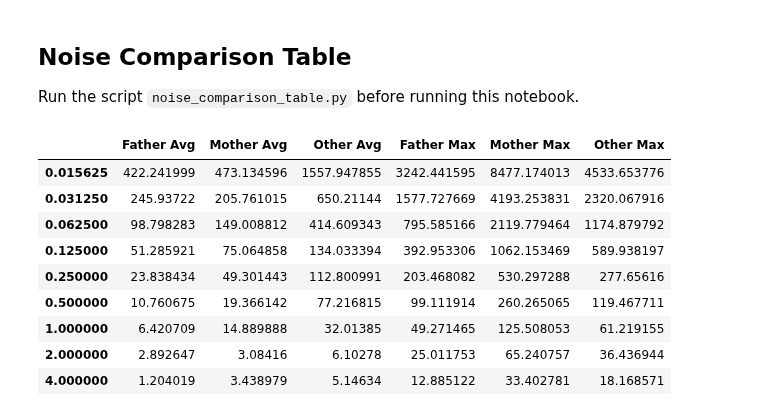
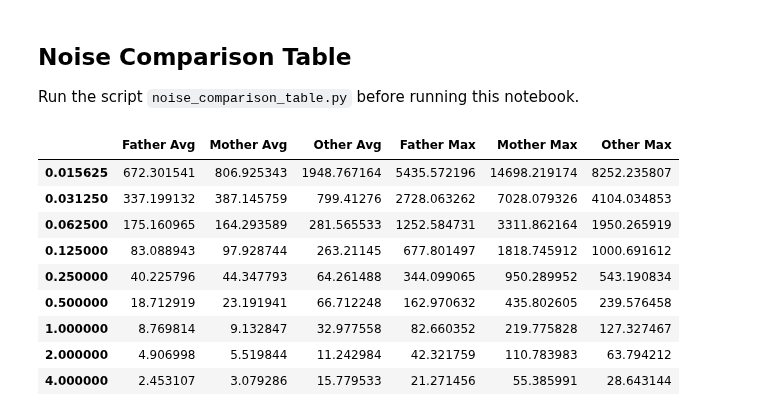
Before and after one commit to michaelnoguera/pacdb, a Jupyter notebook: noise_comparison_table.ipynb, the cells around one changed output. Saved outputs shown, nothing was run; the diff lists cells and outputs as text; code cells hidden in the pictures.

```diff
--- a/noise_comparison_table.ipynb
+++ b/noise_comparison_table.ipynb
@@ -38,43 +38,43 @@ budget_list: List[float] = [1/64, 1/32, 1/16, 1/8, 1/4, 1/2, 1., 2., 4.]
 dfs = {}
 dfs['anisotropic'] = {c: pd.read_pickle(f'./noise_comparison/anisotropic_{c}.pkl') for c in categories}
 dfs['hybrid'] = {c: pd.read_pickle(f'./noise_comparison/hybrid_{c}.pkl') for c in categories}
 
 tables = {}
 
 for noise_type in ['anisotropic', 'hybrid']:
     tables[noise_type] = pd.DataFrame(index=budget_list, columns=categories)
     for c in categories:
         for b in budget_list:
             tables[noise_type].loc[b, c] = np.mean((dfs[noise_type][c])[dfs[noise_type][c]['mi'] == b]['noise'])
 
 variances = {}
 
 for noise_type in ['anisotropic', 'hybrid']:
     variances[noise_type] = pd.DataFrame(index=budget_list, columns=categories)
     for c in categories:
         for b in budget_list:
             variances[noise_type].loc[b, c] = np.mean((dfs[noise_type][c])[dfs[noise_type][c]['mi'] == b]['variances'])
 
 means = {}
 
 for noise_type in ['anisotropic', 'hybrid']:
     means[noise_type] = pd.DataFrame(index=budget_list, columns=categories)
     for c in categories:
         for b in budget_list:
             means[noise_type].loc[b, c] = np.mean((dfs[noise_type][c])[dfs[noise_type][c]['mi'] == b]['mean'])
 
-tables['anisotropic']
+tables['hybrid']
 # %% [output]
 |  | Father Avg | Mother Avg | Other Avg | Father Max | Mother Max | Other Max |
-| 0.015625 | 422.241999 | 473.134596 | 1557.947855 | 3242.441595 | 8477.174013 | 4533.653776 |
-| 0.031250 | 245.93722 | 205.761015 | 650.21144 | 1577.727669 | 4193.253831 | 2320.067916 |
-| 0.062500 | 98.798283 | 149.008812 | 414.609343 | 795.585166 | 2119.779464 | 1174.879792 |
-| 0.125000 | 51.285921 | 75.064858 | 134.033394 | 392.953306 | 1062.153469 | 589.938197 |
-| 0.250000 | 23.838434 | 49.301443 | 112.800991 | 203.468082 | 530.297288 | 277.65616 |
-| 0.500000 | 10.760675 | 19.366142 | 77.216815 | 99.111914 | 260.265065 | 119.467711 |
-| 1.000000 | 6.420709 | 14.889888 | 32.01385 | 49.271465 | 125.508053 | 61.219155 |
-| 2.000000 | 2.892647 | 3.08416 | 6.10278 | 25.011753 | 65.240757 | 36.436944 |
-| 4.000000 | 1.204019 | 3.438979 | 5.14634 | 12.885122 | 33.402781 | 18.168571 |
+| 0.015625 | 672.301541 | 806.925343 | 1948.767164 | 5435.572196 | 14698.219174 | 8252.235807 |
+| 0.031250 | 337.199132 | 387.145759 | 799.41276 | 2728.063262 | 7028.079326 | 4104.034853 |
+| 0.062500 | 175.160965 | 164.293589 | 281.565533 | 1252.584731 | 3311.862164 | 1950.265919 |
+| 0.125000 | 83.088943 | 97.928744 | 263.21145 | 677.801497 | 1818.745912 | 1000.691612 |
+| 0.250000 | 40.225796 | 44.347793 | 64.261488 | 344.099065 | 950.289952 | 543.190834 |
+| 0.500000 | 18.712919 | 23.191941 | 66.712248 | 162.970632 | 435.802605 | 239.576458 |
+| 1.000000 | 8.769814 | 9.132847 | 32.977558 | 82.660352 | 219.775828 | 127.327467 |
+| 2.000000 | 4.906998 | 5.519844 | 11.242984 | 42.321759 | 110.783983 | 63.794212 |
+| 4.000000 | 2.453107 | 3.079286 | 15.779533 | 21.271456 | 55.385991 | 28.643144 |
 # %%
 import csv
 for noise_type in ['anisotropic', 'hybrid']:
```
Also changed, not shown: parts of 1 cell of this notebook, 20 other files.
